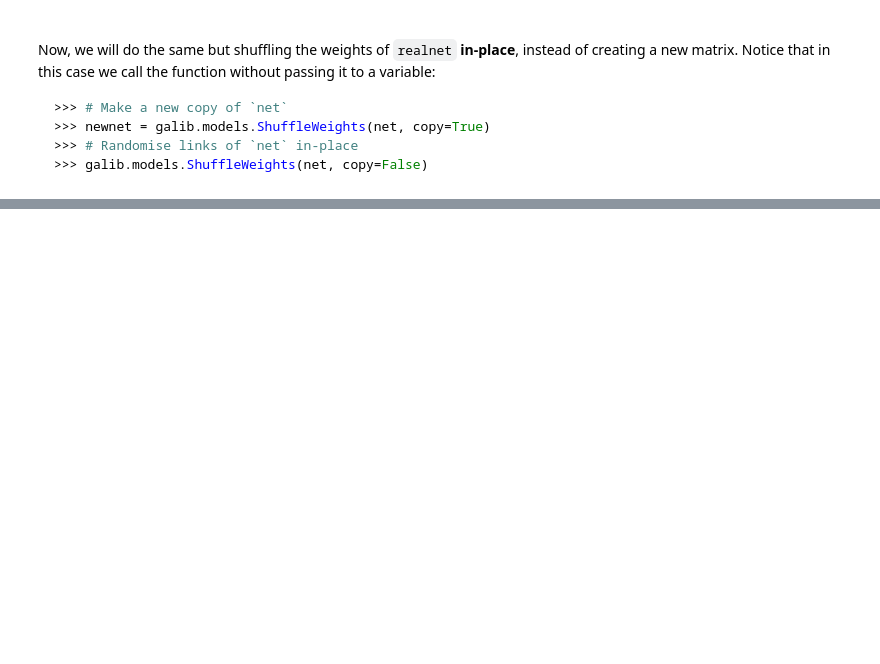
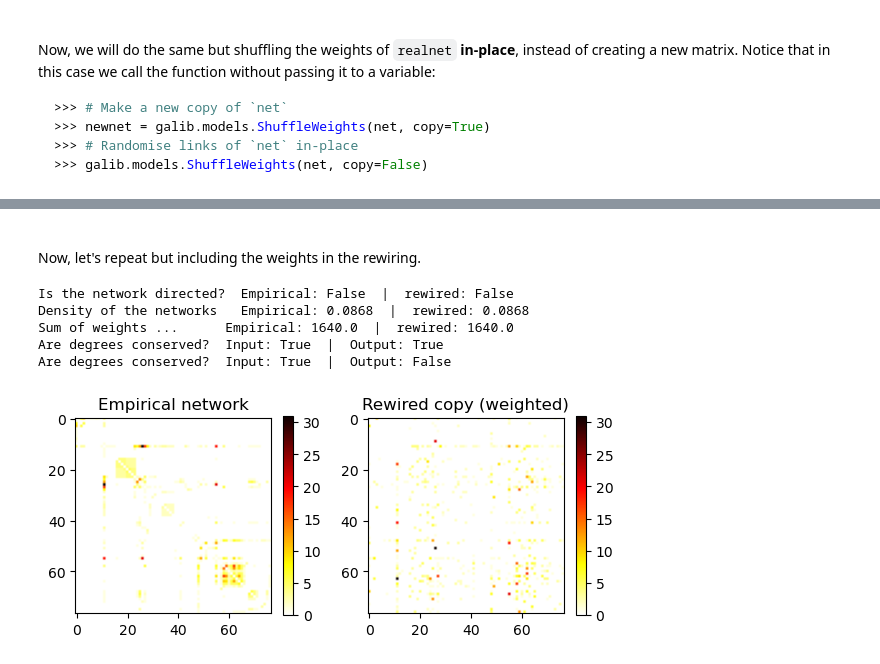
Before and after one commit to gorkazl/pyGAlib, a Jupyter notebook: Examples/WeightedGraphs_Intro.ipynb, the cells around one changed output, grey strips where cells are left out. Drawn from its saved outputs; the diff is of its cells as text; code cells hidden in the pictures; blank space fills up the shorter version.

```diff
--- a/Examples/WeightedGraphs_Intro.ipynb
+++ b/Examples/WeightedGraphs_Intro.ipynb
@@ -700,0 +764,66 @@ CONTINUE HERE ... AND FINISH !!
+# %% [markdown]
+<br>
+Now, let's repeat but including the weights in the rewiring.
+# %%
+## LOAD AN EMPIRICAL WEIGHTED NETWORK AND RETURN A WEIGHTED REWIRED VERSION
+## THAT CONSERVES ITS (INPUT AND OUTPUT) DEGREES AND STRENGTHS
+
+# 1) Load an empirical network (CHOOSE ONE realnet)
+dataroot = "./Data/"
+#realnet = np.loadtxt(dataroot + 'Cat53_cortex.txt', dtype='uint8')
+#realnet = np.loadtxt(dataroot + 'Zachary.txt', dtype='uint8')
+realnet = galib.tools.LoadFromPajek(dataroot + 'LesMiserables.net', getlabels=False)
+
+
+# 2) Make a copy with the weights shuffled
+rewnet = galib.models.RewireNetwork(realnet, weighted=True)
+
+
+#######################################################################################
+## NO NEED TO EDIT FROM HERE ##########################################################
+
+# 3) Test the rewiring was correctly done of weights is correctly done
+dir_emp = galib.is_directed(realnet)
+dir_rew = galib.is_directed(rewnet)
+print( f'Is the network directed?  Empirical: {dir_emp}  |  rewired: {dir_rew} ' )
+
+dens_emp = galib.Density(realnet)
+dens_rew = galib.Density(rewnet)
+print( f'Density of the networks\t  Empirical: {dens_emp:1.4f}  |  rewired: {dens_rew:1.4f} ' )
+
+totalw_emp = realnet.sum()
+totalw_rew = rewnet.sum()
+print( f'Sum of weights ...\tEmpirical: {totalw_emp}  |  rewired: {totalw_rew} ' )
+
+ink_emp, outk_emp = galib.Degree(realnet, directed=True)
+ink_rew, outk_rew = galib.Degree(rewnet, directed=True)
+print( f'Are degrees conserved?  Input: {(ink_emp ==ink_rew).all()}  |  Output: {(outk_emp ==outk_rew).all()}' )
+
+ins_emp, outs_emp = galib.Intensity(realnet, directed=True)
+ins_rew, outs_rew = galib.Intensity(rewnet, directed=True)
+print( f'Are degrees conserved?  Input: {(ins_emp ==ins_rew).all()}  |  Output: {(outs_emp ==outs_rew).all()}' )
+
+print()
+
+
+# 4) Plot the adjacency matrices
+plt.figure(figsize=(6,2.5))
+
+plt.subplot(1,2,1)
+plt.title( 'Empirical network' )
+plt.imshow(realnet, cmap='hot_r')
+plt.colorbar()
+
+plt.subplot(1,2,2)
+plt.title( 'Rewired copy (weighted)' )
+plt.imshow(rewnet, cmap='hot_r')
+plt.colorbar()
+
+plt.tight_layout()
+# %% [output]
+Is the network directed?  Empirical: False  |  rewired: False
+Density of the networks   Empirical: 0.0868  |  rewired: 0.0868
+Sum of weights ...      Empirical: 1640.0  |  rewired: 1640.0
+Are degrees conserved?  Input: True  |  Output: True
+Are degrees conserved?  Input: True  |  Output: False
+[figure, added]
```
Also changed, not shown: parts of 12 cells of this notebook.
